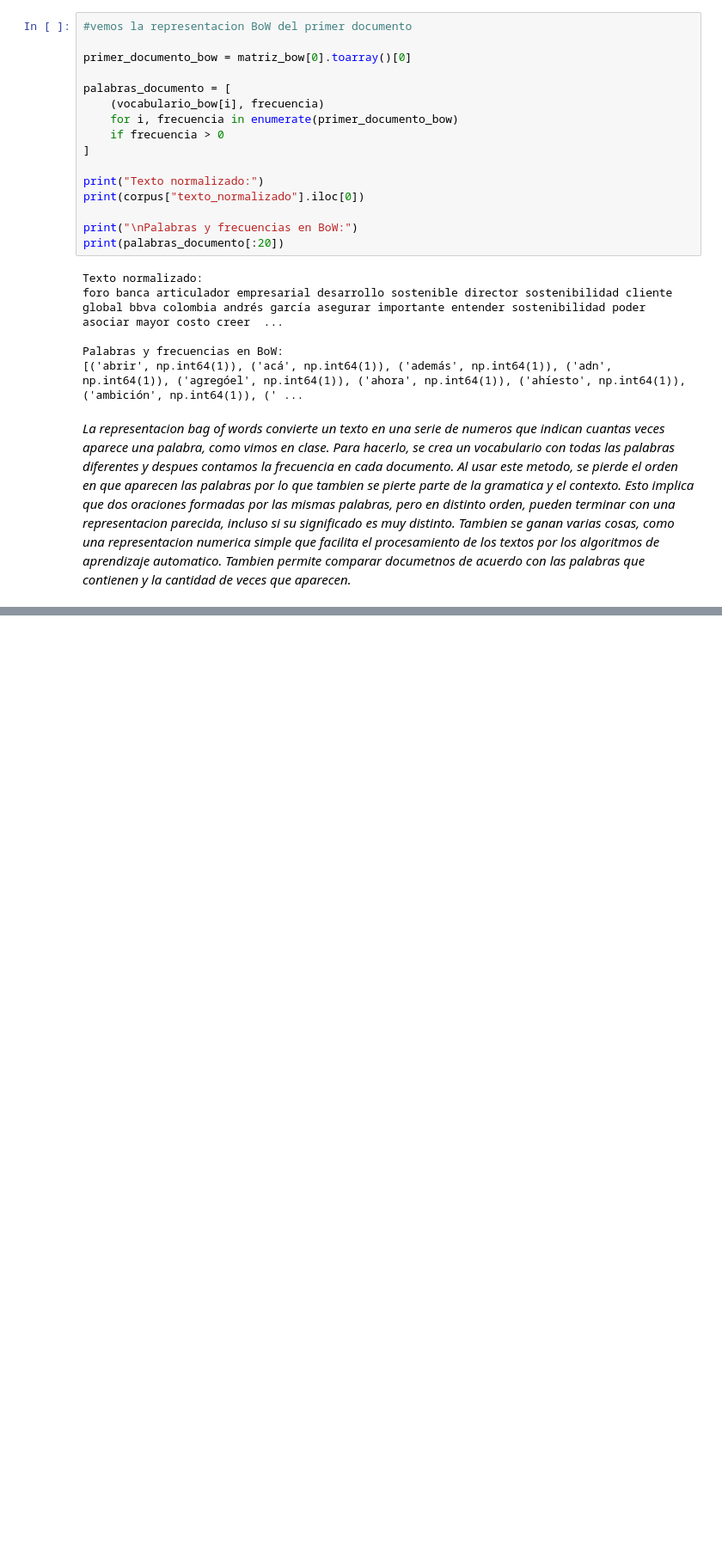
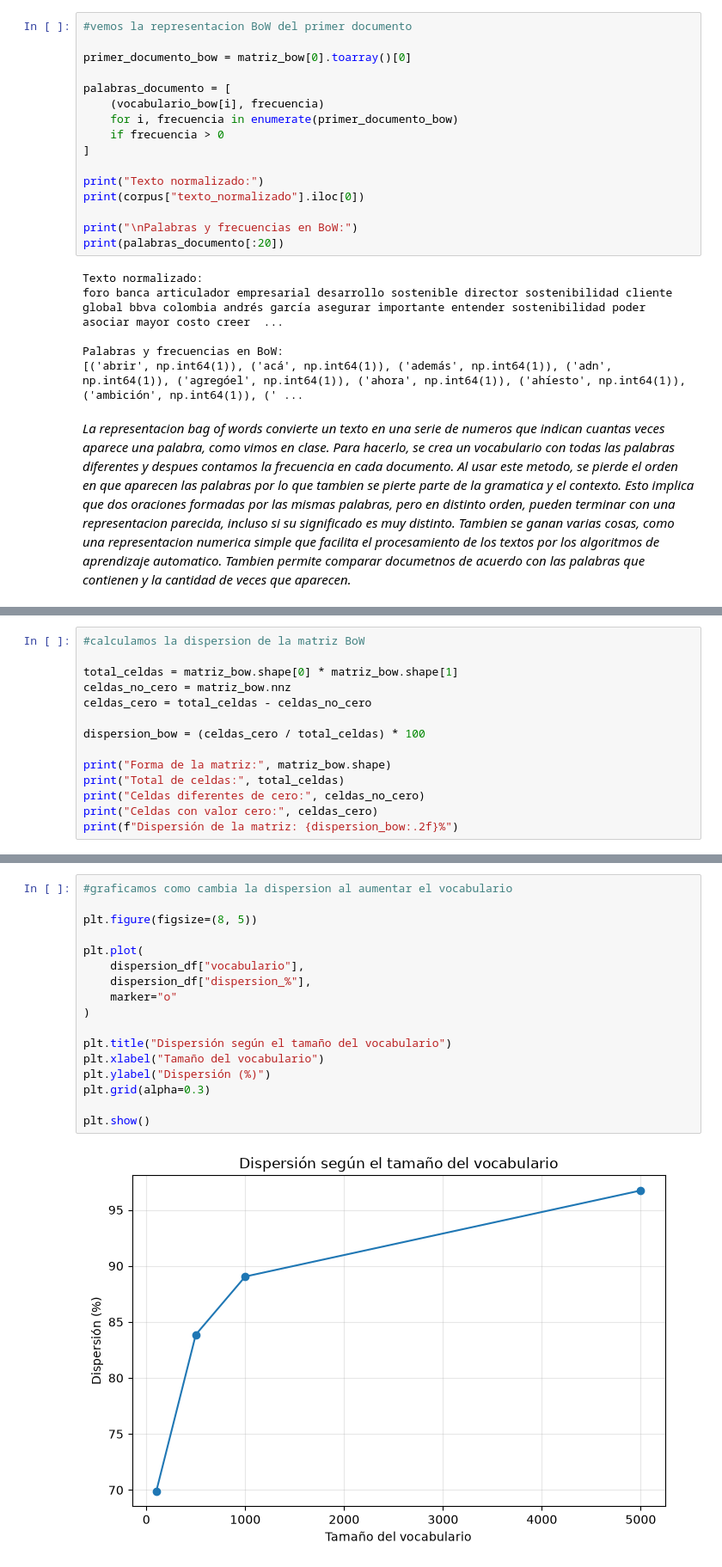
Before and after one commit to JuanDi37/Laboratorio-2, a Jupyter notebook: Laboratorio#2NLP.ipynb, the cells around one changed output, grey strips where cells are left out. Shown at 86% size. Drawn from its saved outputs; the diff is of its cells as text; blank space fills up the shorter version.

Commit message:
Vectores de conteo y dispersión
Agregados Vectores de conteo y dispersión para la parte #2 del notebook.

```diff
--- a/Laboratorio#2NLP.ipynb
+++ b/Laboratorio#2NLP.ipynb
@@ -360,0 +365,14 @@ documetnos de acuerdo con las palabras que contienen y la cantidad de veces que
+# %%
+#calculamos la dispersion de la matriz BoW
+
+total_celdas = matriz_bow.shape[0] * matriz_bow.shape[1]
+celdas_no_cero = matriz_bow.nnz
+celdas_cero = total_celdas - celdas_no_cero
+
+dispersion_bow = (celdas_cero / total_celdas) * 100
+
+print("Forma de la matriz:", matriz_bow.shape)
+print("Total de celdas:", total_celdas)
+print("Celdas diferentes de cero:", celdas_no_cero)
+print("Celdas con valor cero:", celdas_cero)
+print(f"Dispersión de la matriz: {dispersion_bow:.2f}%")
@@ -360,0 +427,19 @@ documetnos de acuerdo con las palabras que contienen y la cantidad de veces que
+# %%
+#graficamos como cambia la dispersion al aumentar el vocabulario
+
+plt.figure(figsize=(8, 5))
+
+plt.plot(
+    dispersion_df["vocabulario"],
+    dispersion_df["dispersion_%"],
+    marker="o"
+)
+
+plt.title("Dispersión según el tamaño del vocabulario")
+plt.xlabel("Tamaño del vocabulario")
+plt.ylabel("Dispersión (%)")
+plt.grid(alpha=0.3)
+
+plt.show()
+# %% [output]
+[figure, added]
```
Also changed, not shown: parts of 6 cells of this notebook.
